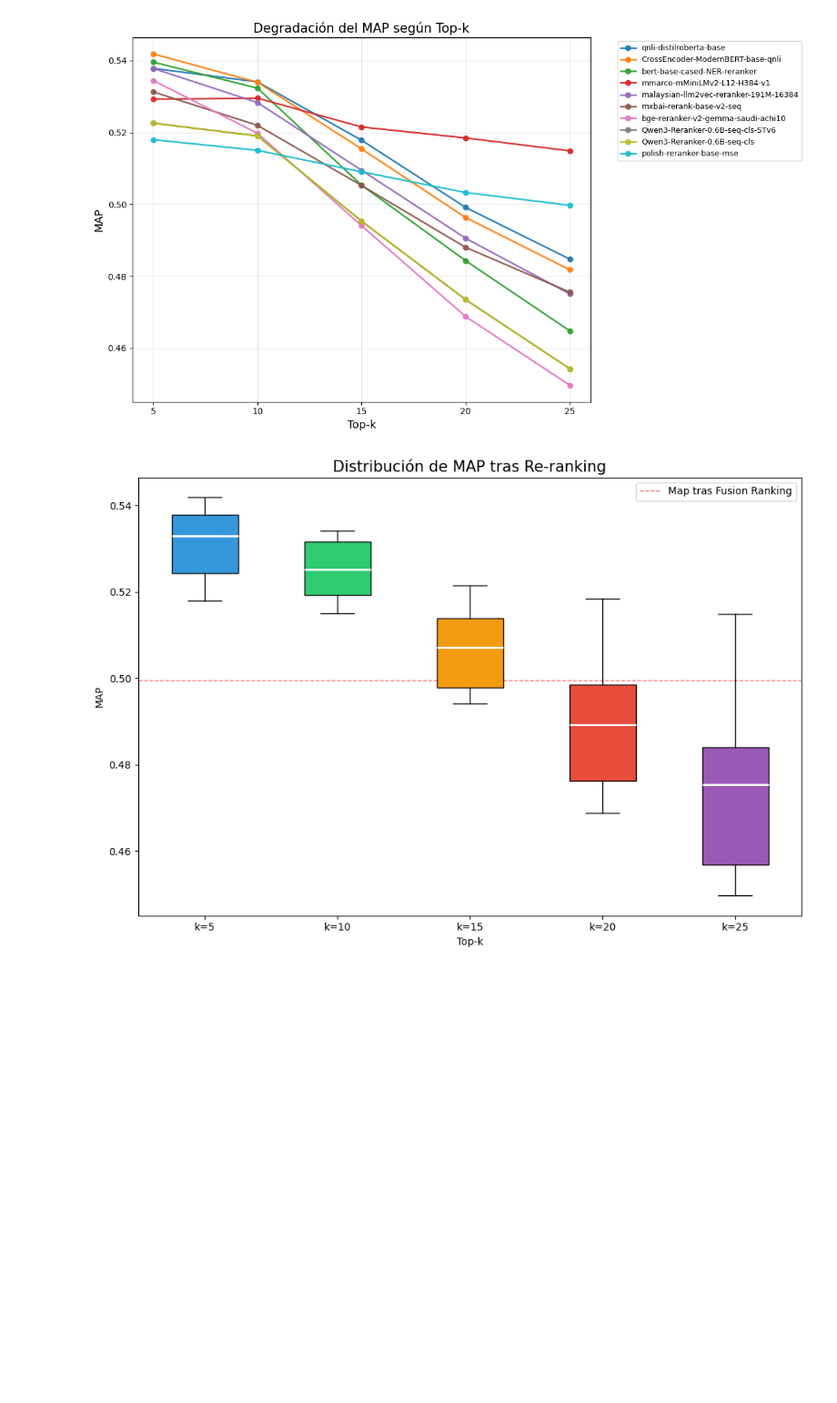
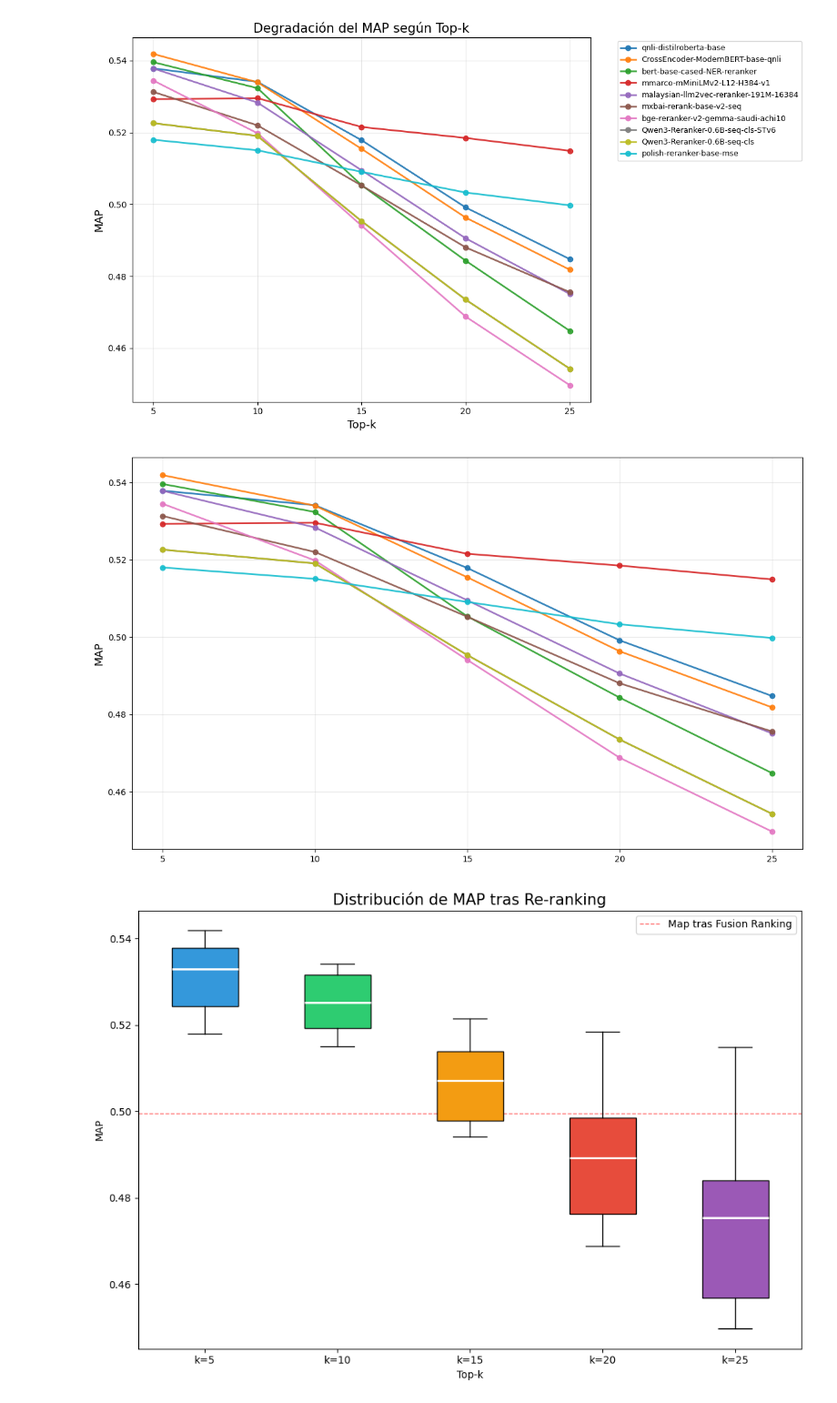
Before and after one commit to davidgc14/TalentCLEF-TaskA, a Jupyter notebook: notebooks/Plots.ipynb, the cells around one changed output. Shown at 91% size. Saved outputs shown, nothing was run; the diff lists cells and outputs as text; code cells hidden in the pictures; blank space fills up the shorter version.

```diff
--- a/notebooks/Plots.ipynb
+++ b/notebooks/Plots.ipynb
@@ -317,7 +346,7 @@ plt.show()
 # %%
 import pandas as pd
 
-df = pd.read_csv('models/results/massive evaluation reranking/reranking_models_top10.csv')
+df = pd.read_csv('/home/david/Documents/Master/TFM/output/ranking_results/massive evaluation/reranking/reranking_models_top10.csv')
 # %%
 import matplotlib.pyplot as plt
 
@@ -343,6 +372,31 @@ plt.tight_layout()
 plt.show()
 # %% [output]
 [figure]
+# %%
+import matplotlib.pyplot as plt
+
+# Columnas de MAP para diferentes valores de k
+map_columns = ['map_reranking_5', 'map_reranking_10', 'map_reranking_15', 'map_reranking_20', 'map_reranking_25']
+k_values = [5, 10, 15, 20, 25]
+
+plt.figure(figsize=(12, 7))
+
+# Graficar una línea por cada modelo
+for idx, row in df.iterrows():
+    model_name = row['model_name'].split('/')[-1]  # Simplificar nombre del modelo
+    map_values = [row[col] for col in map_columns]
+    plt.plot(k_values, map_values, marker='o', label=model_name, linewidth=2, markersize=6, alpha=0.9)
+
+# plt.xlabel('Top-k', fontsize=13)
+plt.ylabel('MAP', fontsize=13)
+# plt.title('Degradación del MAP según Top-k', fontsize=15)
+# plt.legend(bbox_to_anchor=(1.05, 1), loc='upper left', fontsize=9)
+plt.grid(True, alpha=0.3)
+plt.xticks(k_values)
+plt.tight_layout()
+plt.show()
+# %% [output]
+[figure, added]
 # %%
 import matplotlib.pyplot as plt
 
```
Also changed, not shown: parts of 6 cells of this notebook.
